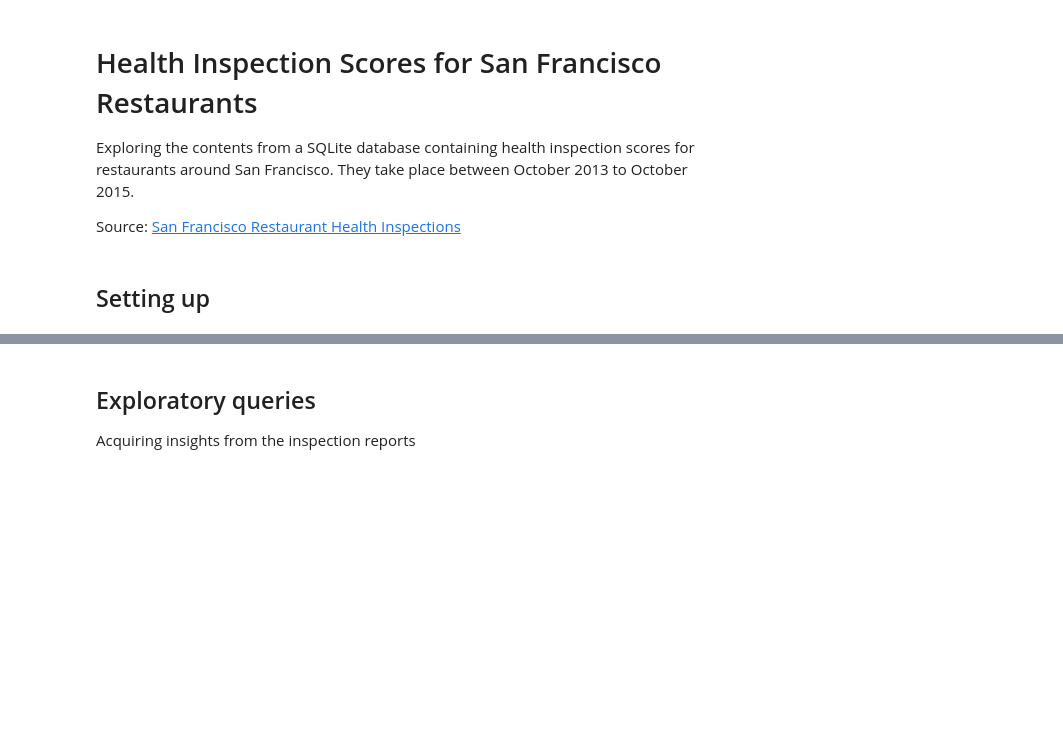
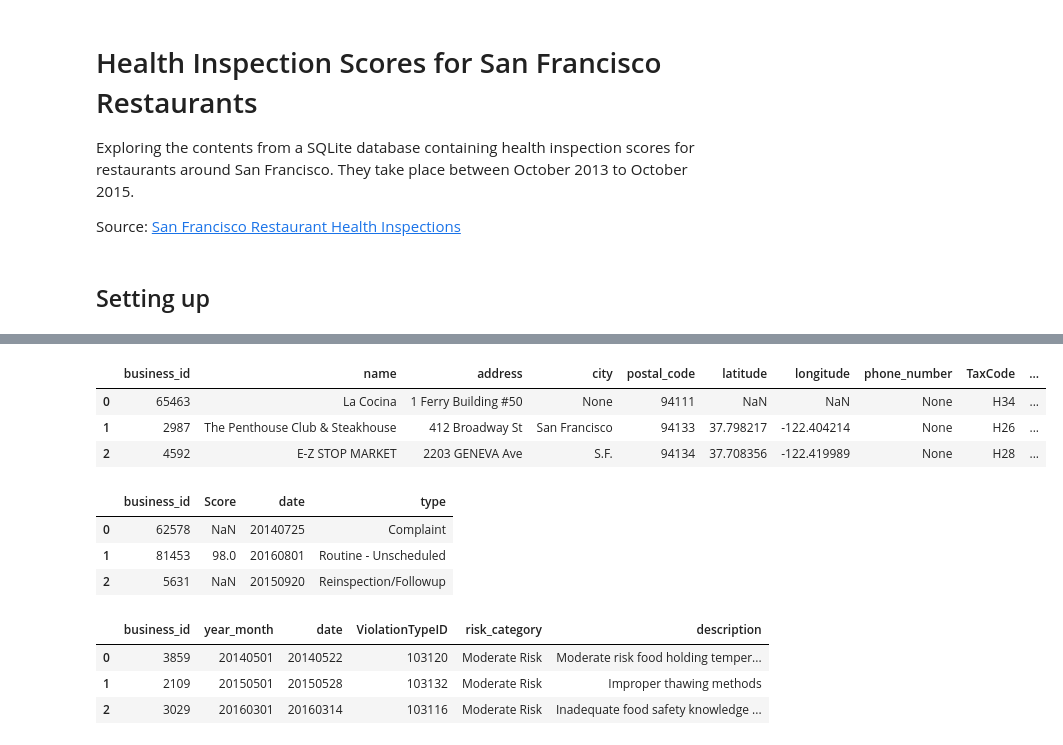
Before and after one commit to the-aaj/portfolio, a Jupyter notebook: San Francisco Health Inspections/San Francisco Restaurant Scores.ipynb, the cells around one changed output, grey strips where cells are left out. Cells and saved outputs as stored; diff of their text form; code cells hidden in the pictures; blank space fills up the shorter version.

```diff
--- a/San Francisco Health Inspections/San Francisco Restaurant Scores.ipynb
+++ b/San Francisco Health Inspections/San Francisco Restaurant Scores.ipynb
@@ -43,22 +44,33 @@ show_tables()
 # %%
 # Checking the content of businesses table
 
-b_query = "SELECT * FROM businesses LIMIT 5"
+b_query = "SELECT * FROM businesses ORDER BY RANDOM() LIMIT 3"
 
 run_query(b_query)
+# %% [output]
+|  | business_id | name | address | city | postal_code | latitude | longitude | phone_number | TaxCode | ... |
+| 0 | 65463 | La Cocina | 1 Ferry Building #50 | None | 94111 | NaN | NaN | None | H34 | ... |
+| 1 | 2987 | The Penthouse Club & Steakhouse | 412 Broadway St | San Francisco | 94133 | 37.798217 | -122.404214 | None | H26 | ... |
+| 2 | 4592 | E-Z STOP MARKET | 2203 GENEVA Ave | S.F. | 94134 | 37.708356 | -122.419989 | None | H28 | ... |
 # %%
 # Checking the content of inspections table
 
-i_query = "SELECT * FROM inspections LIMIT 5"
+i_query = "SELECT * FROM inspections ORDER BY RANDOM() LIMIT 3"
 
 run_query(i_query)
+# %% [output]
+|  | business_id | Score | date | type |
+| 0 | 62578 | NaN | 20140725 | Complaint |
+| 1 | 81453 | 98.0 | 20160801 | Routine - Unscheduled |
+| 2 | 5631 | NaN | 20150920 | Reinspection/Followup |
 # %%
 # Checking the content of violations table
 
-v_query = "SELECT * FROM violations LIMIT 5"
+v_query = "SELECT * FROM violations ORDER BY RANDOM() LIMIT 3"
 
 run_query(v_query)
+# %% [output]
+|  | business_id | year_month | date | ViolationTypeID | risk_category | description |
+| 0 | 3859 | 20140501 | 20140522 | 103120 | Moderate Risk | Moderate risk food holding temper... |
+| 1 | 2109 | 20150501 | 20150528 | 103132 | Moderate Risk | Improper thawing methods |
+| 2 | 3029 | 20160301 | 20160314 | 103116 | Moderate Risk | Inadequate food safety knowledge ... |
-# %% [markdown]
-## Exploratory queries
-
-Acquiring insights from the inspection reports
```
Also changed, not shown: parts of 11 cells of this notebook, 1 other file.
